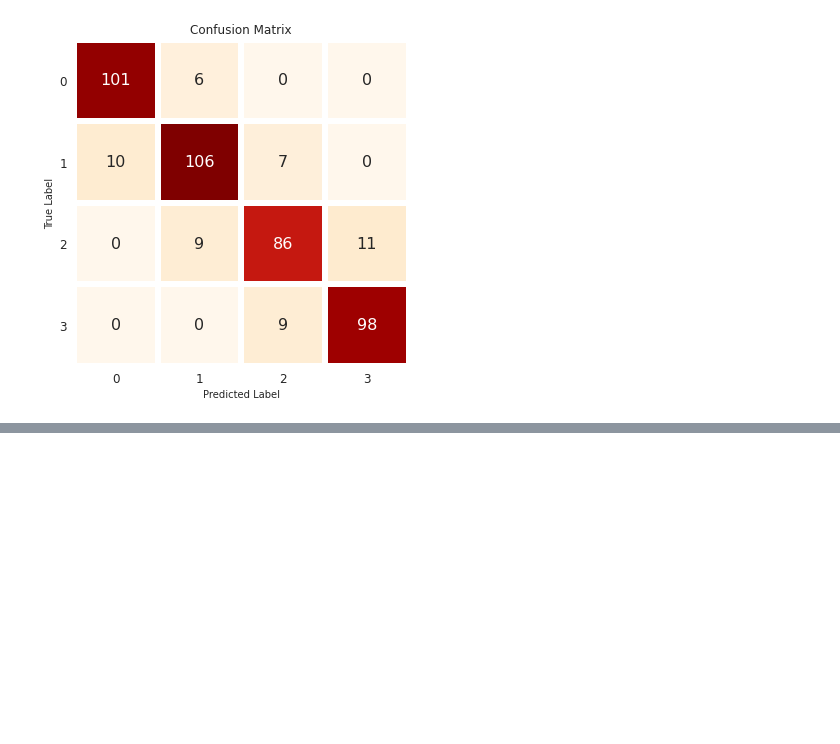
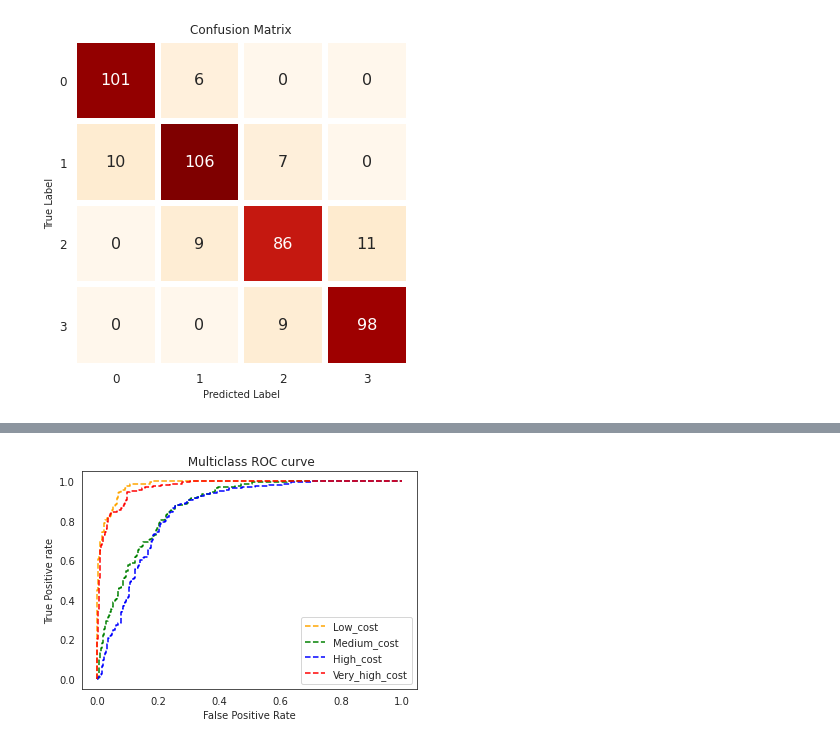
Before and after one commit to JyotiChiluka/Mobile-Price-Range-Prediction_Classification, a Jupyter notebook: Mobile_Price_Range_Prediction.ipynb, the cells around one changed output, grey strips where cells are left out. Saved outputs shown, nothing was run; the diff lists cells and outputs as text; code cells hidden in the pictures; blank space fills up the shorter version.

```diff
--- a/Mobile_Price_Range_Prediction.ipynb
+++ b/Mobile_Price_Range_Prediction.ipynb
@@ -1055,0 +1078,4 @@ plt.show()
+# %%
+# Get the predicted probabilities
+train_preds_proba = logistic_model.predict_proba(X_train)
+test_preds_proba = logistic_model.predict_proba(X_test)
@@ -1055,0 +1135,23 @@ plt.show()
+# %%
+# roc curve for classes
+fpr = {}
+tpr = {}
+thresh ={}
+
+n_class = 4
+
+for i in range(n_class):
+    fpr[i], tpr[i], thresh[i] = roc_curve(y_test, test_preds_proba[:,i], pos_label=i)
+
+# plotting multiclass ROC curve
+plt.plot(fpr[0], tpr[0], linestyle='--',color='orange', label='Low_cost')
+plt.plot(fpr[1], tpr[1], linestyle='--',color='green', label='Medium_cost')
+plt.plot(fpr[2], tpr[2], linestyle='--',color='blue', label='High_cost')
+plt.plot(fpr[3], tpr[3], linestyle='--',color='red', label='Very_high_cost')
+plt.title(' Multiclass ROC curve')
+plt.xlabel('False Positive Rate')
+plt.ylabel('True Positive rate')
+plt.legend(loc='best')
+plt.savefig('Multiclass ROC',dpi=300);
+# %% [output]
+[figure, added]
```
Also changed, not shown: parts of 40 cells of this notebook.
